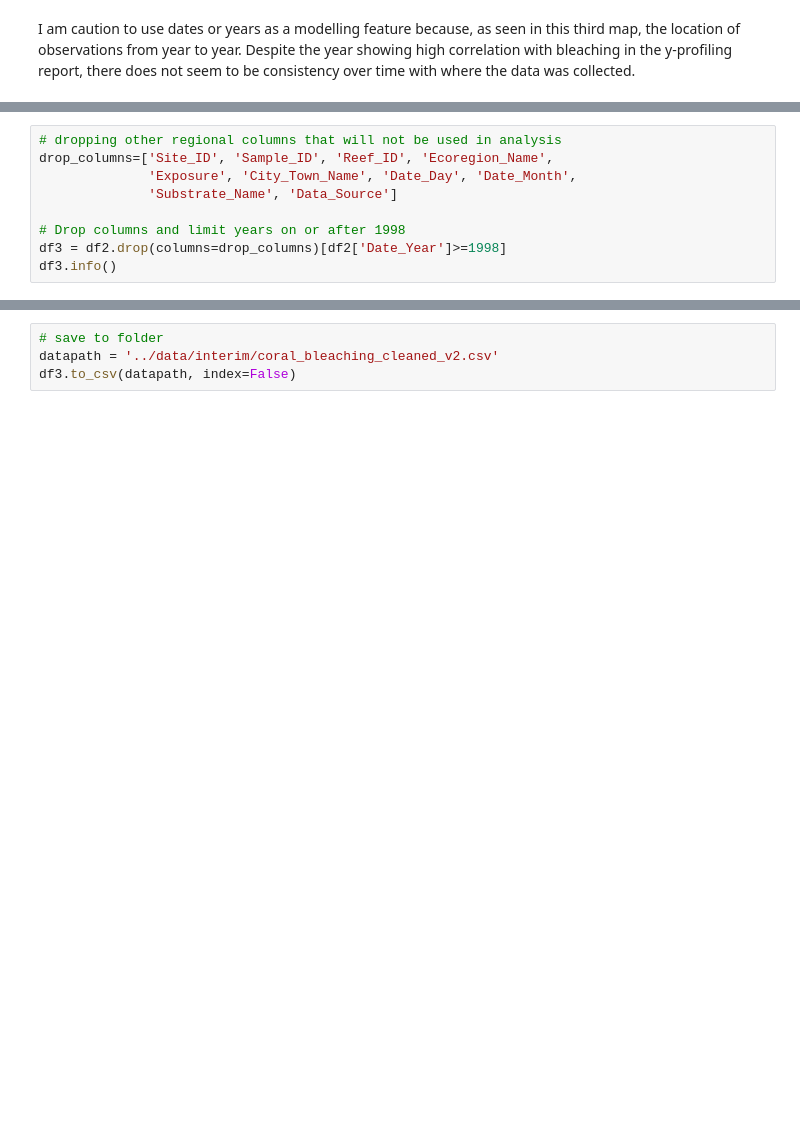
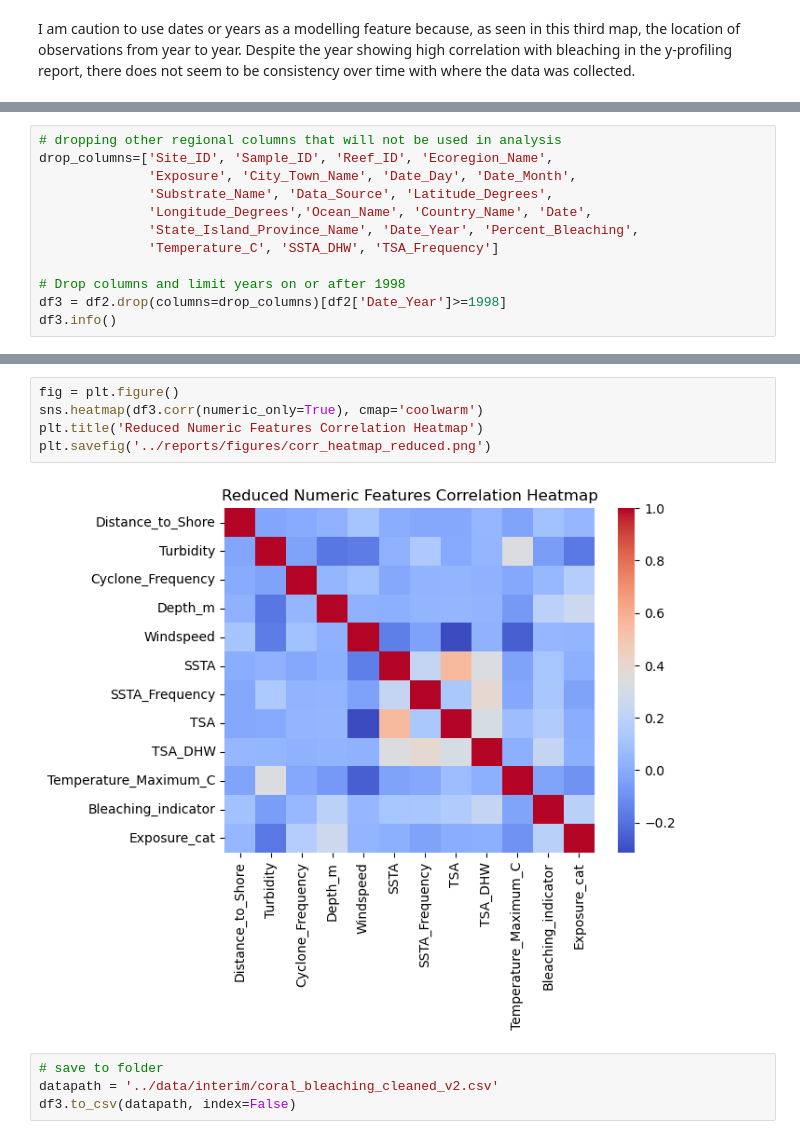
Before and after one commit to lila-b/Coral_bleaching, a Jupyter notebook: notebooks/02_exploratory_data_analysis.ipynb, the cells around one changed output, grey strips where cells are left out. Cells and saved outputs as stored; diff of their text form; blank space fills up the shorter version.

```diff
--- a/notebooks/02_exploratory_data_analysis.ipynb
+++ b/notebooks/02_exploratory_data_analysis.ipynb
@@ -242,7 +248,10 @@ I am caution to use dates or years as a modelling feature because, as seen in th
 # dropping other regional columns that will not be used in analysis
 drop_columns=['Site_ID', 'Sample_ID', 'Reef_ID', 'Ecoregion_Name',
               'Exposure', 'City_Town_Name', 'Date_Day', 'Date_Month',
-              'Substrate_Name', 'Data_Source']
+              'Substrate_Name', 'Data_Source', 'Latitude_Degrees',
+              'Longitude_Degrees','Ocean_Name', 'Country_Name', 'Date',
+              'State_Island_Province_Name', 'Date_Year', 'Percent_Bleaching',
+              'Temperature_C', 'SSTA_DHW', 'TSA_Frequency']
 
 # Drop columns and limit years on or after 1998
 df3 = df2.drop(columns=drop_columns)[df2['Date_Year']>=1998]
@@ -268,3 +280,10 @@ memory usage: 6.5+ MB
+# %%
+fig = plt.figure()
+sns.heatmap(df3.corr(numeric_only=True), cmap='coolwarm')
+plt.title('Reduced Numeric Features Correlation Heatmap')
+plt.savefig('../reports/figures/corr_heatmap_reduced.png')
+# %% [output]
+[figure, added]
 # %%
 # save to folder
 datapath = '../data/interim/coral_bleaching_cleaned_v2.csv'
```
Also changed, not shown: parts of 8 cells of this notebook, 2 other files.
